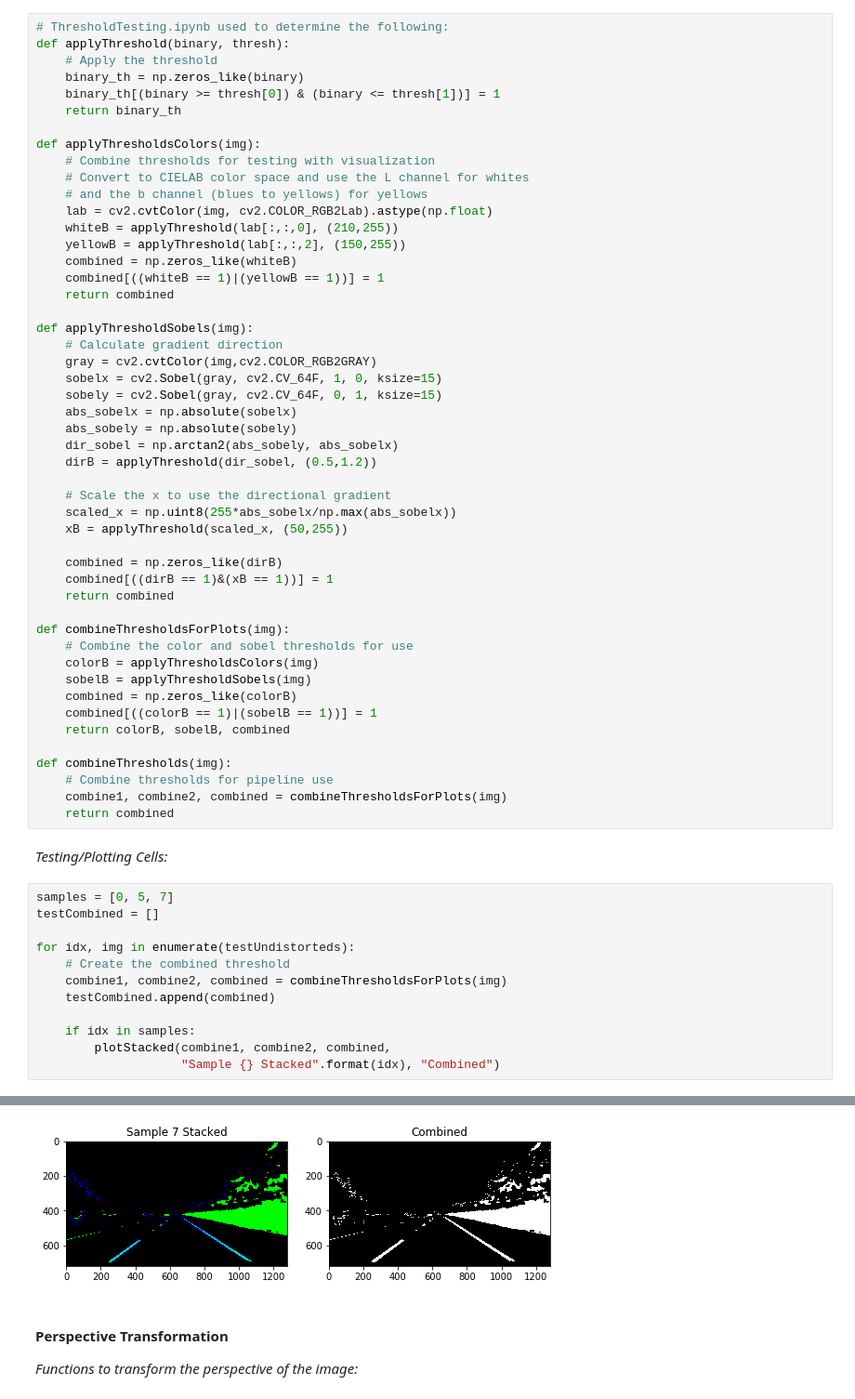
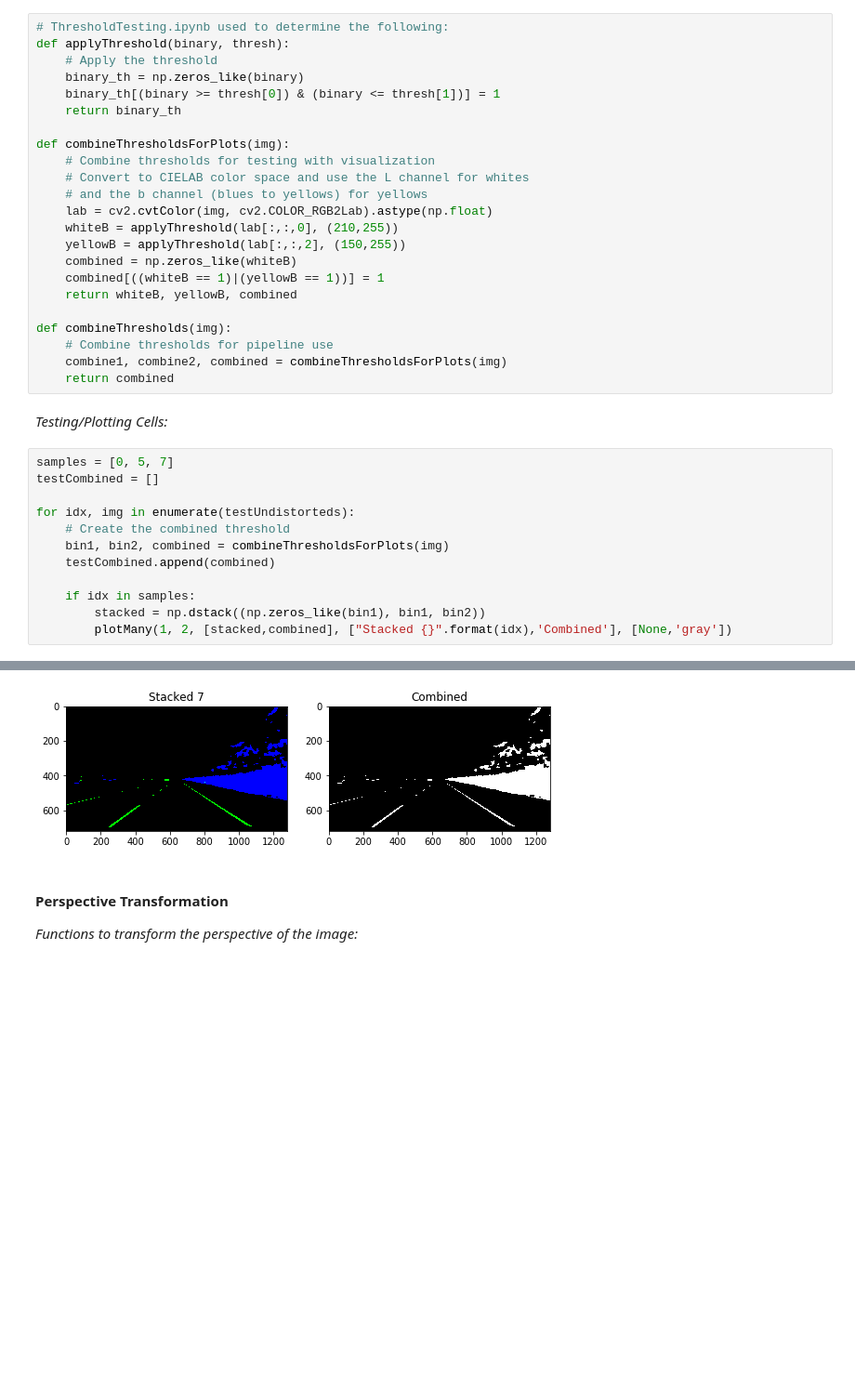
Before and after one commit to Merberg/CarND-Advanced-Lane-Lines, a Jupyter notebook: AdvancedLaneFinding.ipynb, the cells around one changed output, grey strips where cells are left out. Shown at 93% size. Saved outputs shown, nothing was run; the diff lists cells and outputs as text; blank space fills up the shorter version.

```diff
--- a/AdvancedLaneFinding.ipynb
+++ b/AdvancedLaneFinding.ipynb
@@ -227,7 +220,7 @@ def applyThreshold(binary, thresh):
     binary_th[(binary >= thresh[0]) & (binary <= thresh[1])] = 1
     return binary_th
 
-def applyThresholdsColors(img):
+def combineThresholdsForPlots(img):
     # Combine thresholds for testing with visualization
     # Convert to CIELAB color space and use the L channel for whites
     # and the b channel (blues to yellows) for yellows
@@ -236,33 +229,7 @@ def applyThresholdsColors(img):
     yellowB = applyThreshold(lab[:,:,2], (150,255))
     combined = np.zeros_like(whiteB)
     combined[((whiteB == 1)|(yellowB == 1))] = 1
-    return combined
-
-def applyThresholdSobels(img):
-    # Calculate gradient direction
-    gray = cv2.cvtColor(img,cv2.COLOR_RGB2GRAY)
-    sobelx = cv2.Sobel(gray, cv2.CV_64F, 1, 0, ksize=15)
-    sobely = cv2.Sobel(gray, cv2.CV_64F, 0, 1, ksize=15)
-    abs_sobelx = np.absolute(sobelx)
-    abs_sobely = np.absolute(sobely)
-    dir_sobel = np.arctan2(abs_sobely, abs_sobelx)
-    dirB = applyThreshold(dir_sobel, (0.5,1.2))
-
-    # Scale the x to use the directional gradient
-    scaled_x = np.uint8(255*abs_sobelx/np.max(abs_sobelx))
-    xB = applyThreshold(scaled_x, (50,255))
-
-    combined = np.zeros_like(dirB)
-    combined[((dirB == 1)&(xB == 1))] = 1
-    return combined
-
-def combineThresholdsForPlots(img):
-    # Combine the color and sobel thresholds for use
-    colorB = applyThresholdsColors(img)
-    sobelB = applyThresholdSobels(img)
-    combined = np.zeros_like(colorB)
-    combined[((colorB == 1)|(sobelB == 1))] = 1
-    return colorB, sobelB, combined
+    return whiteB, yellowB, combined
 
 def combineThresholds(img):
     # Combine thresholds for pipeline use
@@ -276,10 +243,10 @@ testCombined = []
 
 for idx, img in enumerate(testUndistorteds):
     # Create the combined threshold
-    combine1, combine2, combined = combineThresholdsForPlots(img)
+    bin1, bin2, combined = combineThresholdsForPlots(img)
     testCombined.append(combined)
 
     if idx in samples:
-        plotStacked(combine1, combine2, combined,
-                    "Sample {} Stacked".format(idx), "Combined")
+        stacked = np.dstack((np.zeros_like(bin1), bin1, bin2))
+        plotMany(1, 2, [stacked,combined], ["Stacked {}".format(idx),'Combined'], [None,'gray'])
 # %% [output]
@@ -288,4 +255,4 @@ for idx, img in enumerate(testUndistorteds):
-[figure, old version]
+[figure, new version]
 # %% [markdown]
 #### Perspective Transformation ####
 _Functions to transform the perspective of the image:_
```
Also changed, not shown: parts of 12 cells of this notebook, 6 other files.
